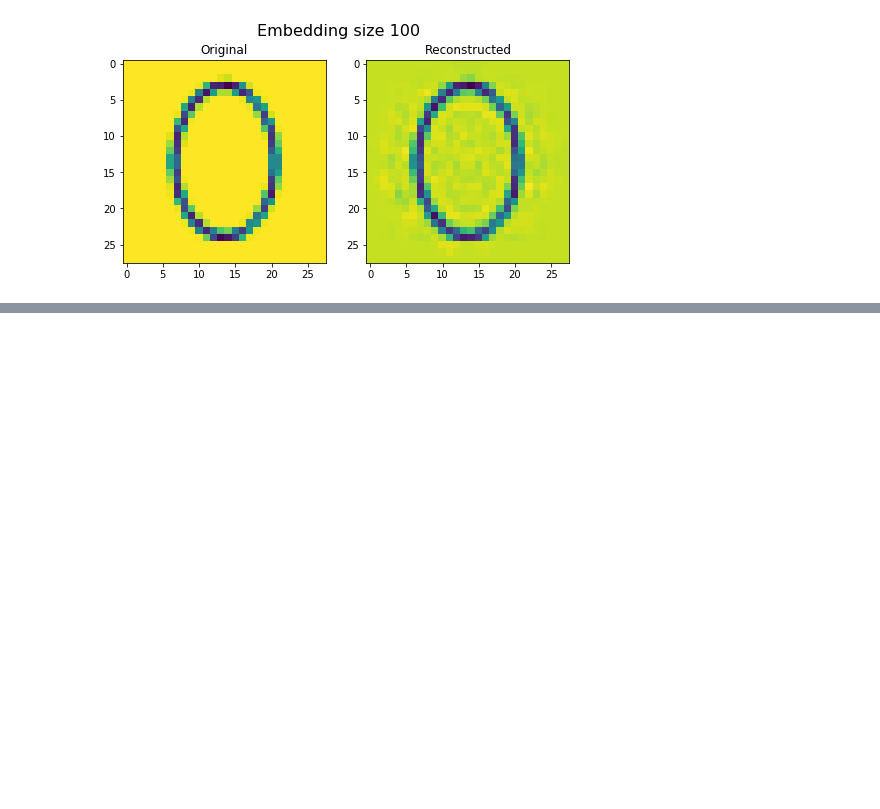
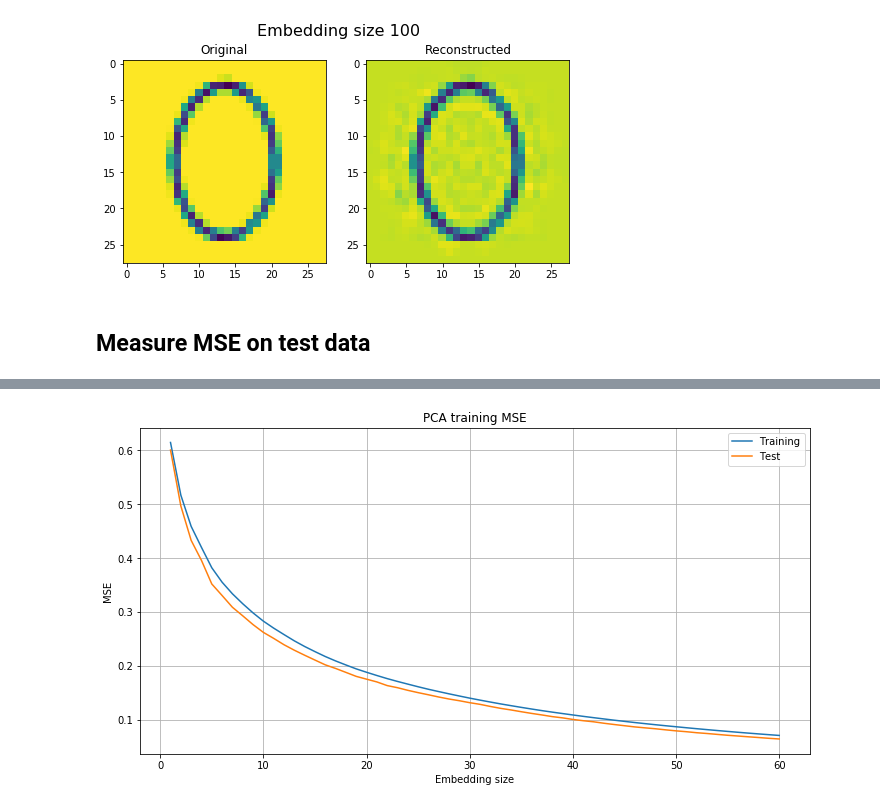
Before and after one commit to KamenB/mlp-03, a Jupyter notebook: notebooks/autoencoders/04_PCA.ipynb, the cells around one changed output, grey strips where cells are left out. Drawn from its saved outputs; the diff is of its cells as text; code cells hidden in the pictures; blank space fills up the shorter version.

Commit message:
Add loss measurement to PCA notebook

```diff
--- a/notebooks/autoencoders/04_PCA.ipynb
+++ b/notebooks/autoencoders/04_PCA.ipynb
@@ -140,3 +140,30 @@ for emb_size in range(10, 110, 10):
 [figure]
 [figure]
 [figure]
+# %% [markdown]
+## Measure MSE on test data
+# %%
+%%time
+sizes = []
+train_losses = []
+test_losses = []
+for emb_size in range(1, 61):
+    test_enc = enc.encode(X_test, emb_size)
+    test_dec = enc.decode(test_enc)
+
+    train_enc = enc.encode(X, emb_size)
+    train_dec = enc.decode(train_enc)
+
+    sizes.append(emb_size)
+    test_losses.append(np.mean((X_test - test_dec) ** 2))
+    train_losses.append(np.mean((X - train_dec) ** 2))
+
+plt.figure(figsize=(12, 6))
+plt.title('PCA training MSE')
+plt.xlabel('Embedding size')
+plt.ylabel('MSE')
+plt.grid()
+plt.plot(sizes, train_losses, label='Training');
+plt.plot(sizes, test_losses, label='Test');
+plt.legend();
+# %% [output]
@@ -142,0 +172 @@ for emb_size in range(10, 110, 10):
+[figure, added]
```
Also changed, not shown: parts of 1 cell of this notebook.
